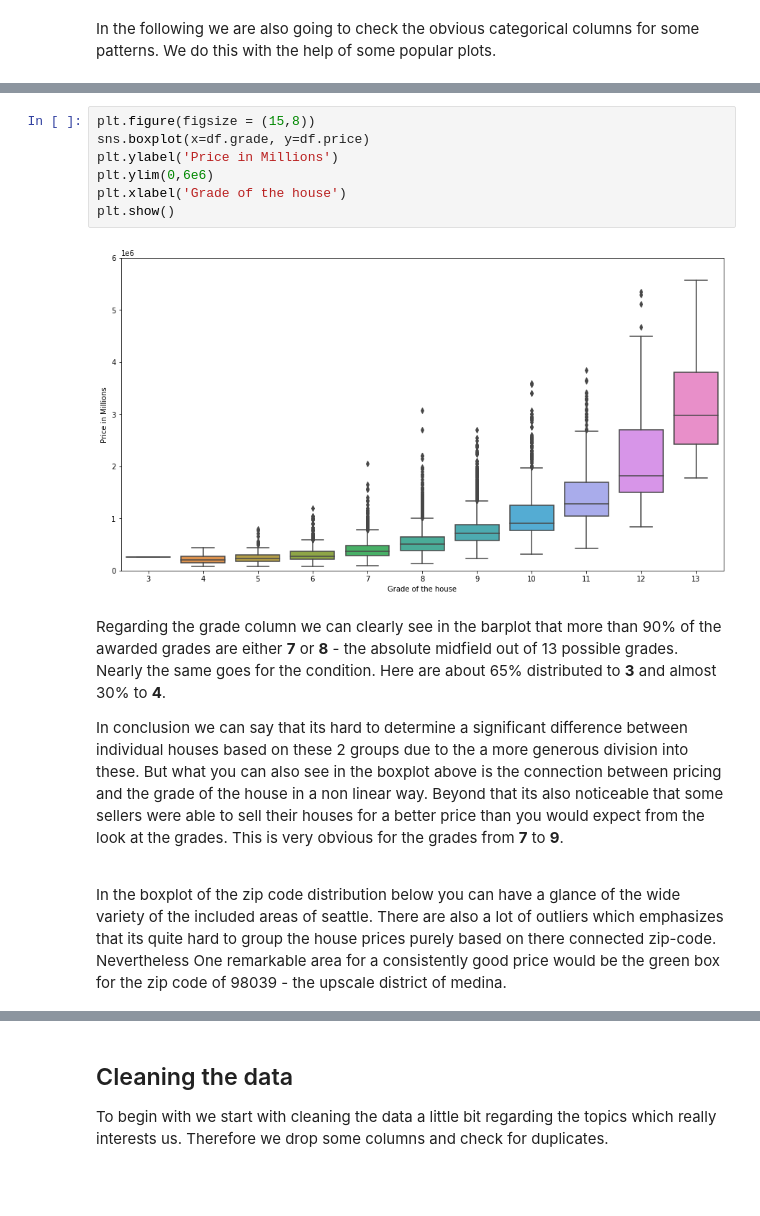
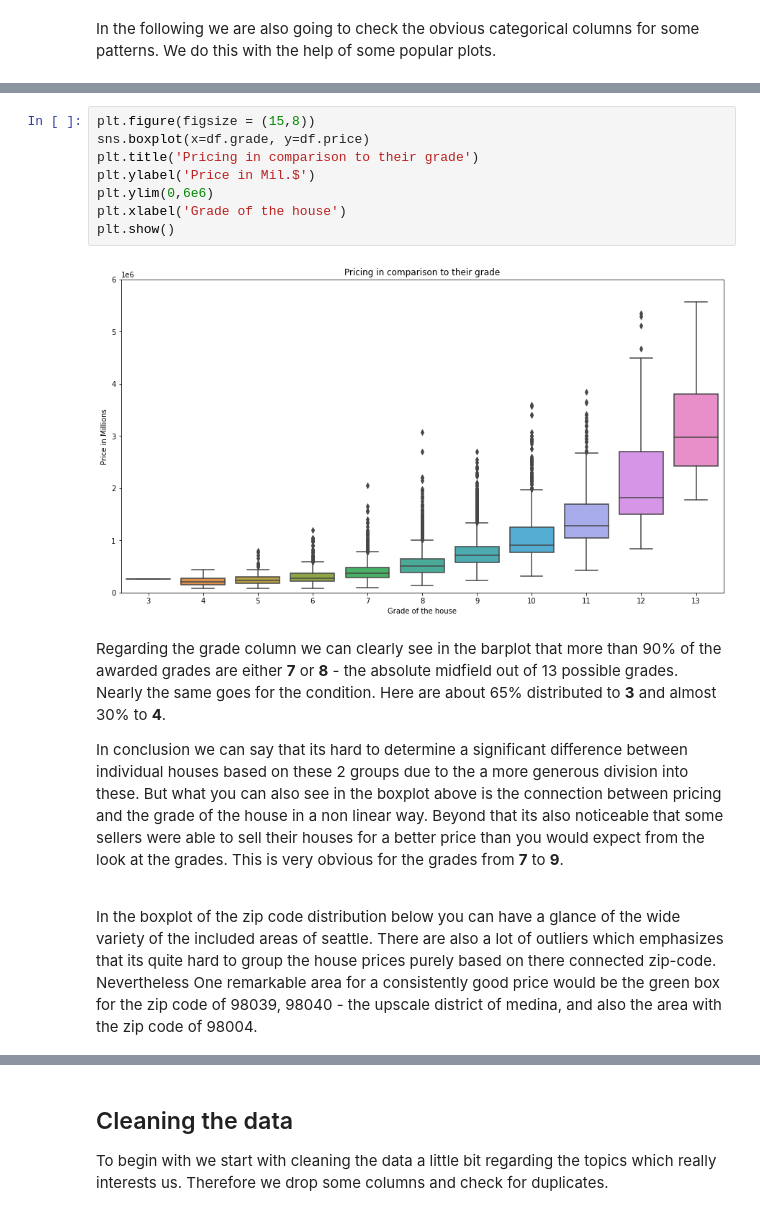
Before and after one commit to AndreasPriebe/DS-EDA-project, a Jupyter notebook: EDA.ipynb, the cells around one changed output, grey strips where cells are left out. Drawn from its saved outputs; the diff is of its cells as text; blank space fills up the shorter version.

```diff
--- a/EDA.ipynb
+++ b/EDA.ipynb
@@ -184,12 +195,13 @@ sns.barplot(data=grade_dis, x="grade" , y="count" , color='b');
 # %%
 plt.figure(figsize = (15,8))
 sns.boxplot(x=df.grade, y=df.price)
-plt.ylabel('Price in Millions')
+plt.title('Pricing in comparison to their grade')
+plt.ylabel('Price in Mil.$')
 plt.ylim(0,6e6)
 plt.xlabel('Grade of the house')
 plt.show()
 # %% [output]
-[figure, old version]
+[figure, new version]
 # %% [markdown]
 Regarding the grade column we can clearly see in the barplot that more than 90% of the awarded grades are either **7** or **8** - the absolute midfield out of 13 possible grades. Nearly the same goes for the condition. Here are about 65% distributed to **3** and almost 30% to **4**.
 <br>
@@ -198,7 +210,7 @@ In conclusion we can say that its hard to determine a significant difference bet
 
 <br>
 In the boxplot of the zip code distribution below you can have a glance of the wide variety of the included areas of seattle. There are also a lot of outliers which emphasizes that its quite hard to group the house prices purely based on there connected zip-code.
-Nevertheless One remarkable area for a consistently good price would be the green box for the zip code of 98039 - the upscale district of medina.
+Nevertheless One remarkable area for a consistently good price would be the green box for the zip code of 98039, 98040 - the upscale district of medina, and also the area with the zip code of 98004.
 # %%
 plt.figure(figsize = (30,10))
 sns.boxplot(x=df.zipcode, y=df.price)
```
Also changed, not shown: parts of 29 cells of this notebook.
